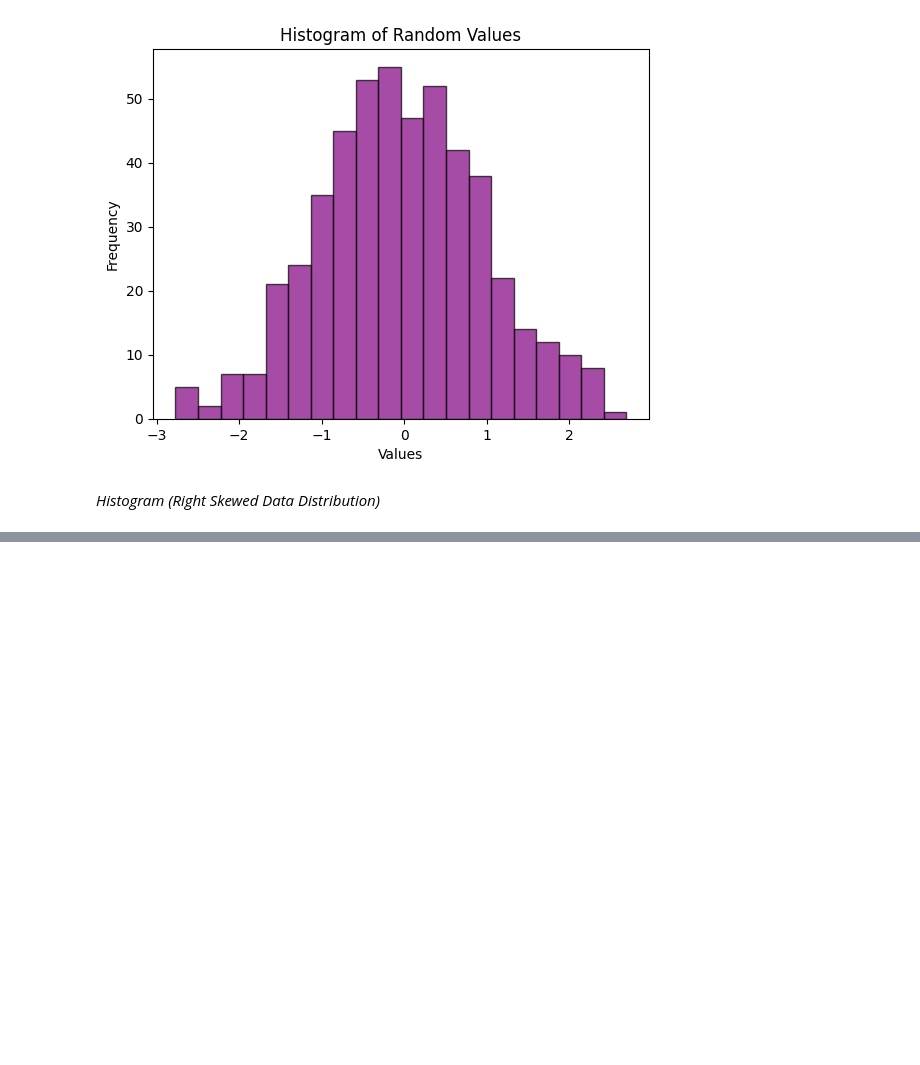
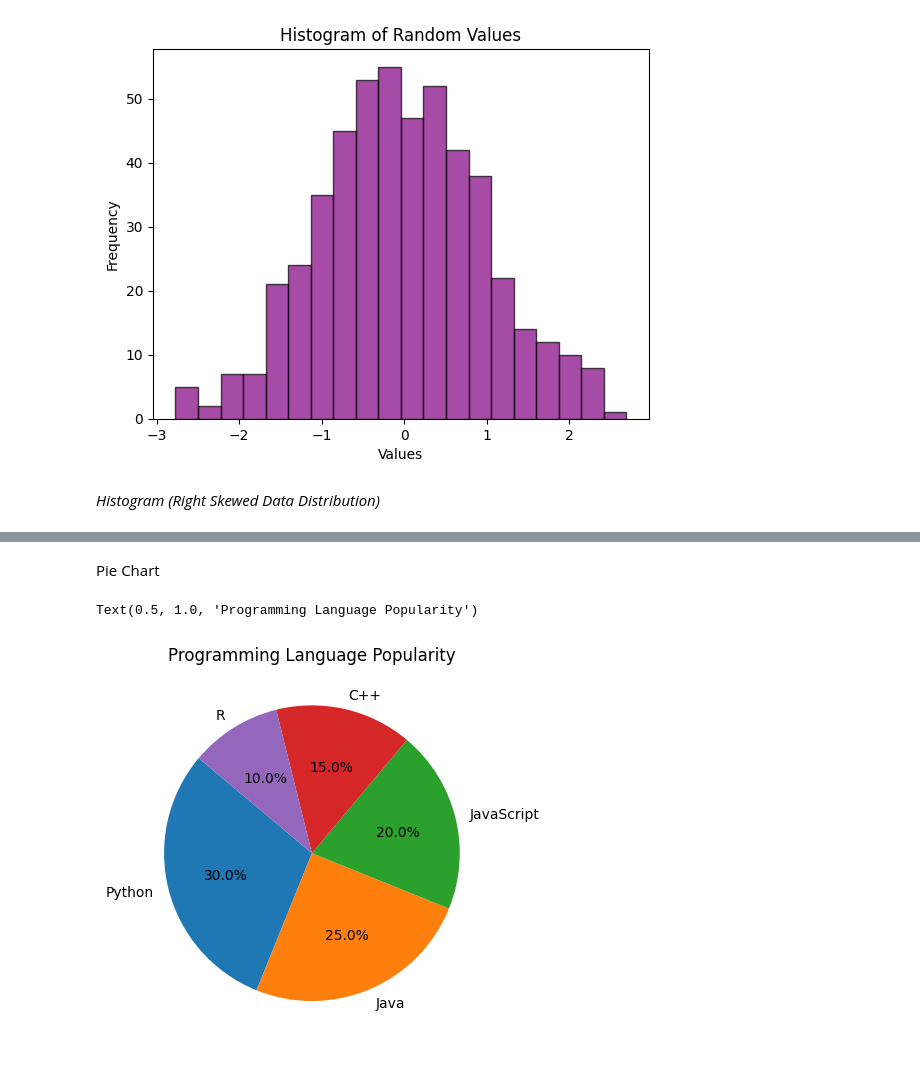
Before and after one commit to Foysalmeazi/Matplotlib, a Jupyter notebook: matplotlibBasics.ipynb, the cells around one changed output, grey strips where cells are left out. Cells and saved outputs as stored; diff of their text form; code cells hidden in the pictures; blank space fills up the shorter version.

```diff
--- a/matplotlibBasics.ipynb
+++ b/matplotlibBasics.ipynb
@@ -117,0 +120,11 @@ plt.show()
+# %% [markdown]
+Pie Chart
+# %%
+labels = ['Python', 'Java', 'JavaScript', 'C++', 'R']
+popularity = [30, 25, 20, 15, 10]
+
+plt.pie(popularity, labels=labels, autopct='%1.1f%%', startangle=140)
+plt.title("Programming Language Popularity")
+# %% [output]
+Text(0.5, 1.0, 'Programming Language Popularity')
+[figure, added]
```
Also changed, not shown: parts of 6 cells of this notebook.
